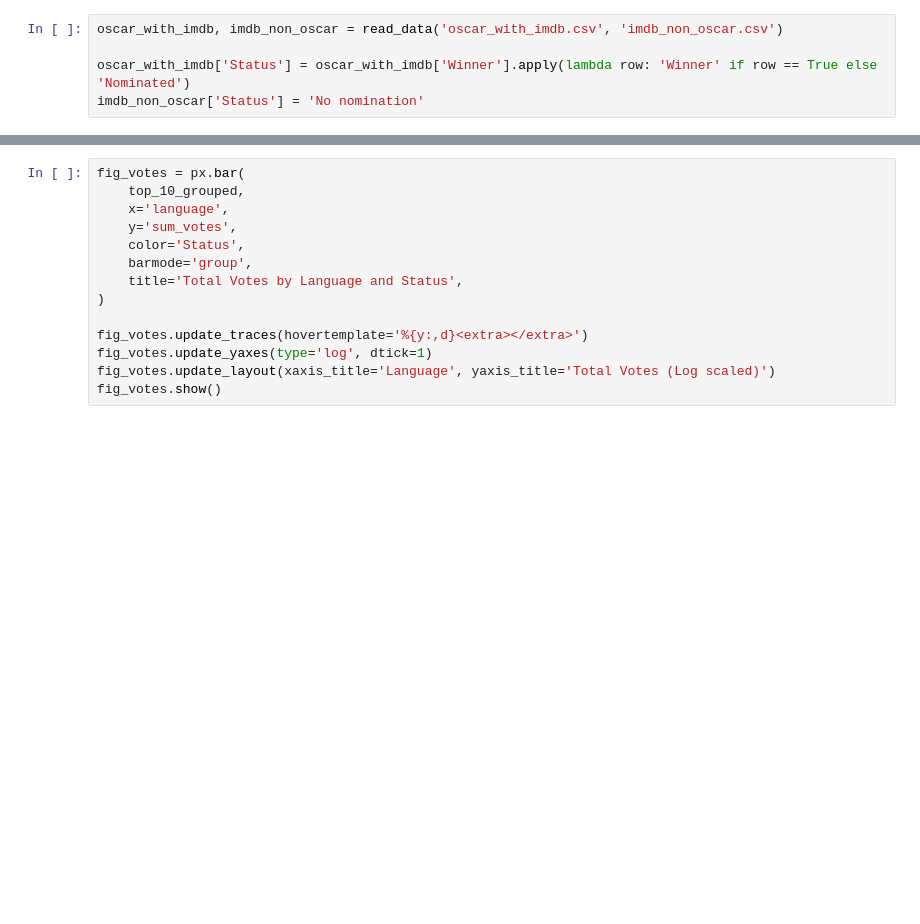
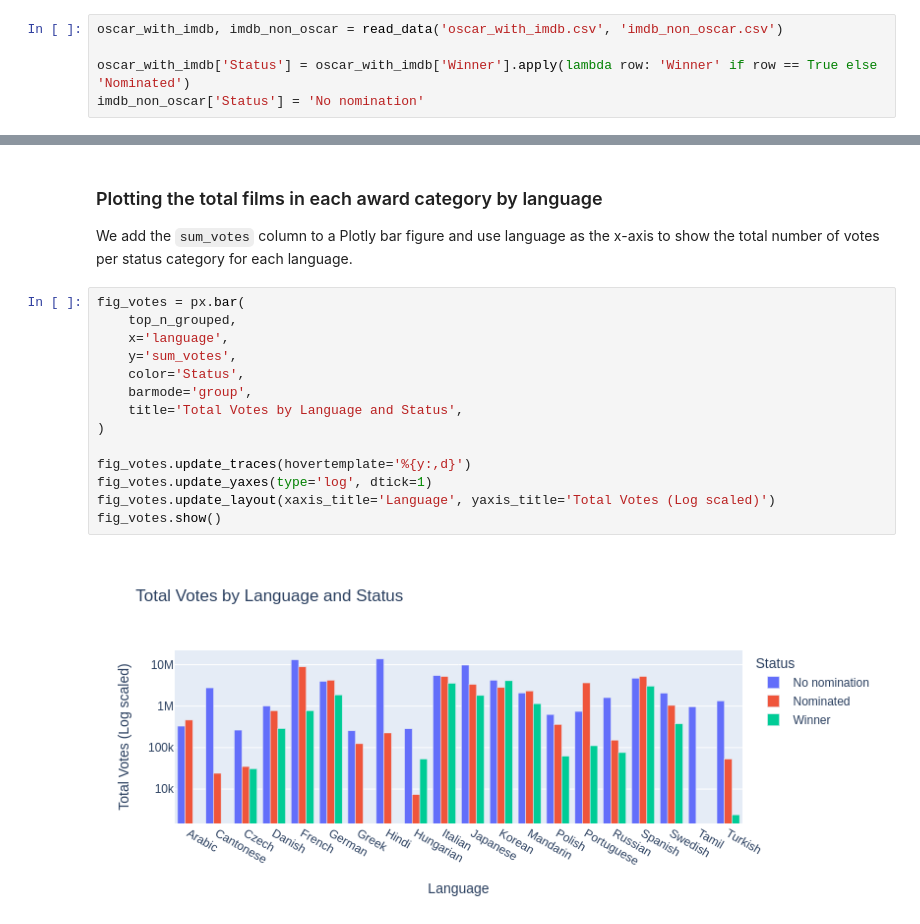
Before and after one commit to jad-bey/SIADS-593-Film-Awards-Data-Analysis, a Jupyter notebook: language graph.ipynb, the cells around one changed output, grey strips where cells are left out. Cells and saved outputs as stored; diff of their text form; blank space fills up the shorter version.

```diff
--- a/language graph.ipynb
+++ b/language graph.ipynb
@@ -141,14 +134,19 @@ fig_count.show()
+# %% [markdown]
+### Plotting the total films in each award category by language
+We add the `sum_votes` column to a Plotly bar figure and use language as the x-axis to show the total number of votes per status category for each language.
 # %%
 fig_votes = px.bar(
-    top_10_grouped,
+    top_n_grouped,
     x='language',
     y='sum_votes',
     color='Status',
     barmode='group',
     title='Total Votes by Language and Status',
 )
 
-fig_votes.update_traces(hovertemplate='%{y:,d}<extra></extra>')
+fig_votes.update_traces(hovertemplate='%{y:,d}')
 fig_votes.update_yaxes(type='log', dtick=1)
 fig_votes.update_layout(xaxis_title='Language', yaxis_title='Total Votes (Log scaled)')
 fig_votes.show()
+# %% [output]
+[figure, added]
```
Also changed, not shown: parts of 29 cells of this notebook, 2 other files.
